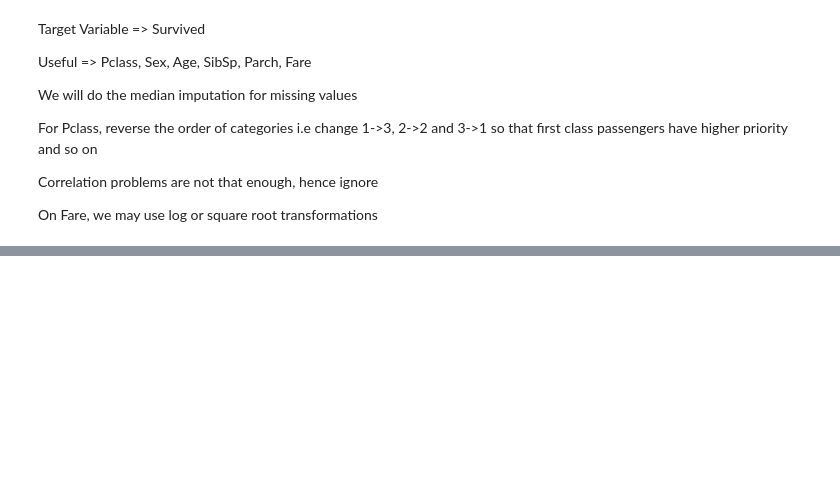
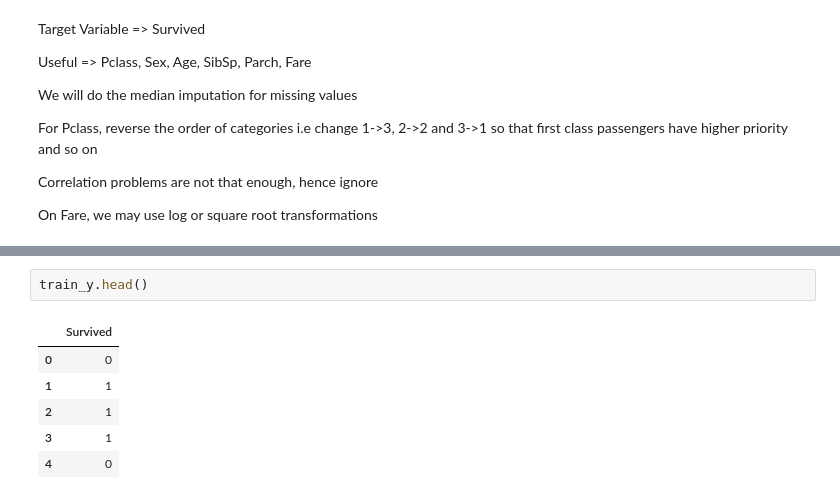
Before and after one commit to Om-S-Yeole/Titanic-Competition, a Jupyter notebook: Titanic Model Training.ipynb, the cells around one changed output, grey strips where cells are left out. Drawn from its saved outputs; the diff is of its cells as text; blank space fills up the shorter version.

```diff
--- a/Titanic Model Training.ipynb
+++ b/Titanic Model Training.ipynb
@@ -131,0 +178,9 @@ On Fare, we may use log or square root transformations
+# %%
+train_y.head()
+# %% [output]
+|  | Survived |
+| 0 | 0 |
+| 1 | 1 |
+| 2 | 1 |
+| 3 | 1 |
+| 4 | 0 |
```
Also changed, not shown: parts of 5 cells of this notebook.
